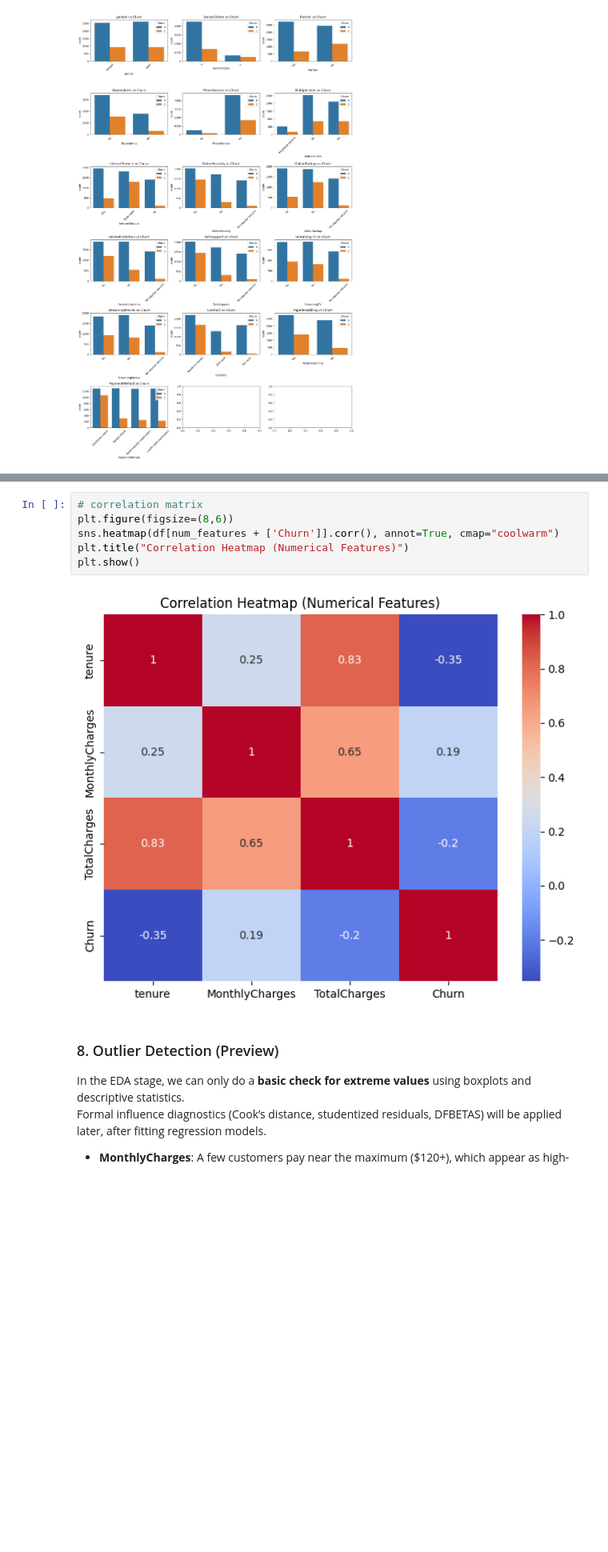
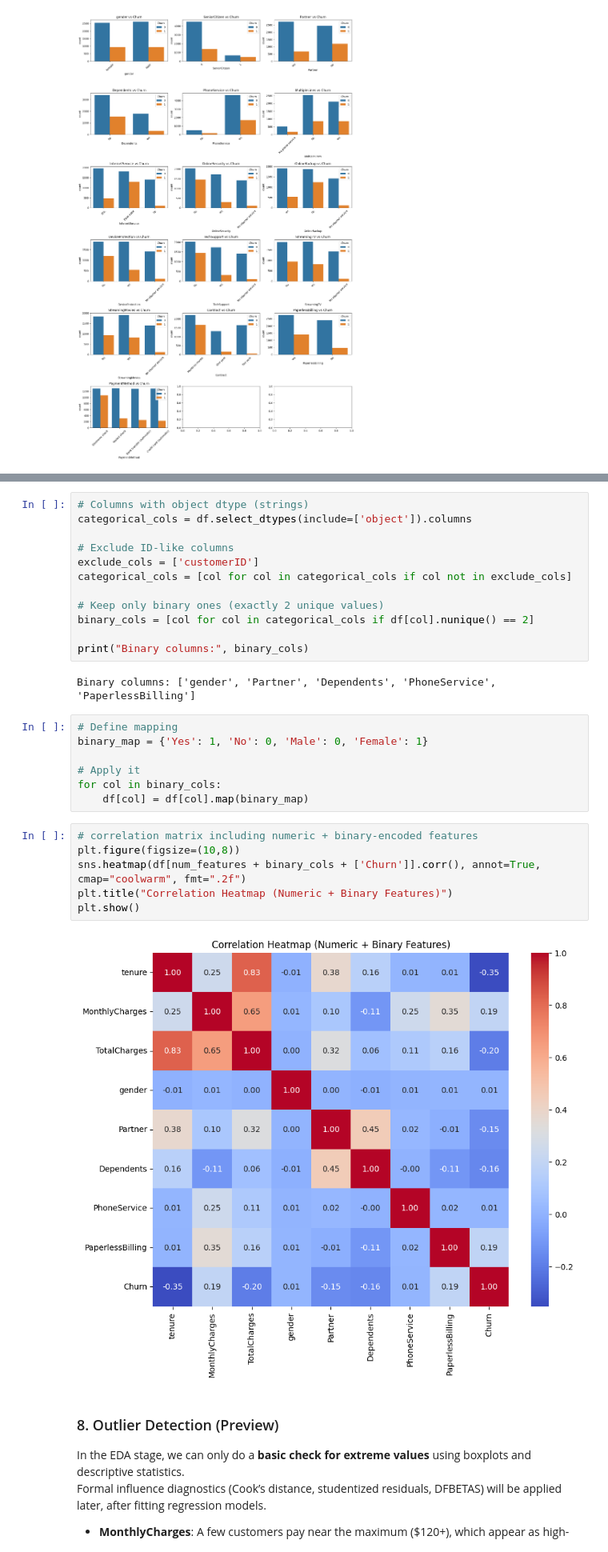
Before and after one commit to catebarry/xai-assignments, a Jupyter notebook: assignment-1/interpretable-ml.ipynb, the cells around one changed output, grey strips where cells are left out. Shown at 80% size. Drawn from its saved outputs; the diff is of its cells as text; blank space fills up the shorter version.

```diff
--- a/assignment-1/interpretable-ml.ipynb
+++ b/assignment-1/interpretable-ml.ipynb
@@ -338,12 +315,33 @@ Interpretation:
 - Correlations with **Churn** are relatively weak individually, suggesting churn depends on multiple factors combined
+# %%
+# Columns with object dtype (strings)
+categorical_cols = df.select_dtypes(include=['object']).columns
+
+# Exclude ID-like columns
+exclude_cols = ['customerID']
+categorical_cols = [col for col in categorical_cols if col not in exclude_cols]
+
+# Keep only binary ones (exactly 2 unique values)
+binary_cols = [col for col in categorical_cols if df[col].nunique() == 2]
+
+print("Binary columns:", binary_cols)
+# %% [output]
+Binary columns: ['gender', 'Partner', 'Dependents', 'PhoneService', 'PaperlessBilling']
+# %%
+# Define mapping
+binary_map = {'Yes': 1, 'No': 0, 'Male': 0, 'Female': 1}
+
+# Apply it
+for col in binary_cols:
+    df[col] = df[col].map(binary_map)
 # %%
-# correlation matrix
-plt.figure(figsize=(8,6))
-sns.heatmap(df[num_features + ['Churn']].corr(), annot=True, cmap="coolwarm")
-plt.title("Correlation Heatmap (Numerical Features)")
+# correlation matrix including numeric + binary-encoded features
+plt.figure(figsize=(10,8))
+sns.heatmap(df[num_features + binary_cols + ['Churn']].corr(), annot=True, cmap="coolwarm", fmt=".2f")
+plt.title("Correlation Heatmap (Numeric + Binary Features)")
 plt.show()
 # %% [output]
-[figure, old version]
+[figure, new version]
 # %% [markdown]
 ### 8. Outlier Detection (Preview)
 
```
Also changed, not shown: parts of 62 cells of this notebook.
